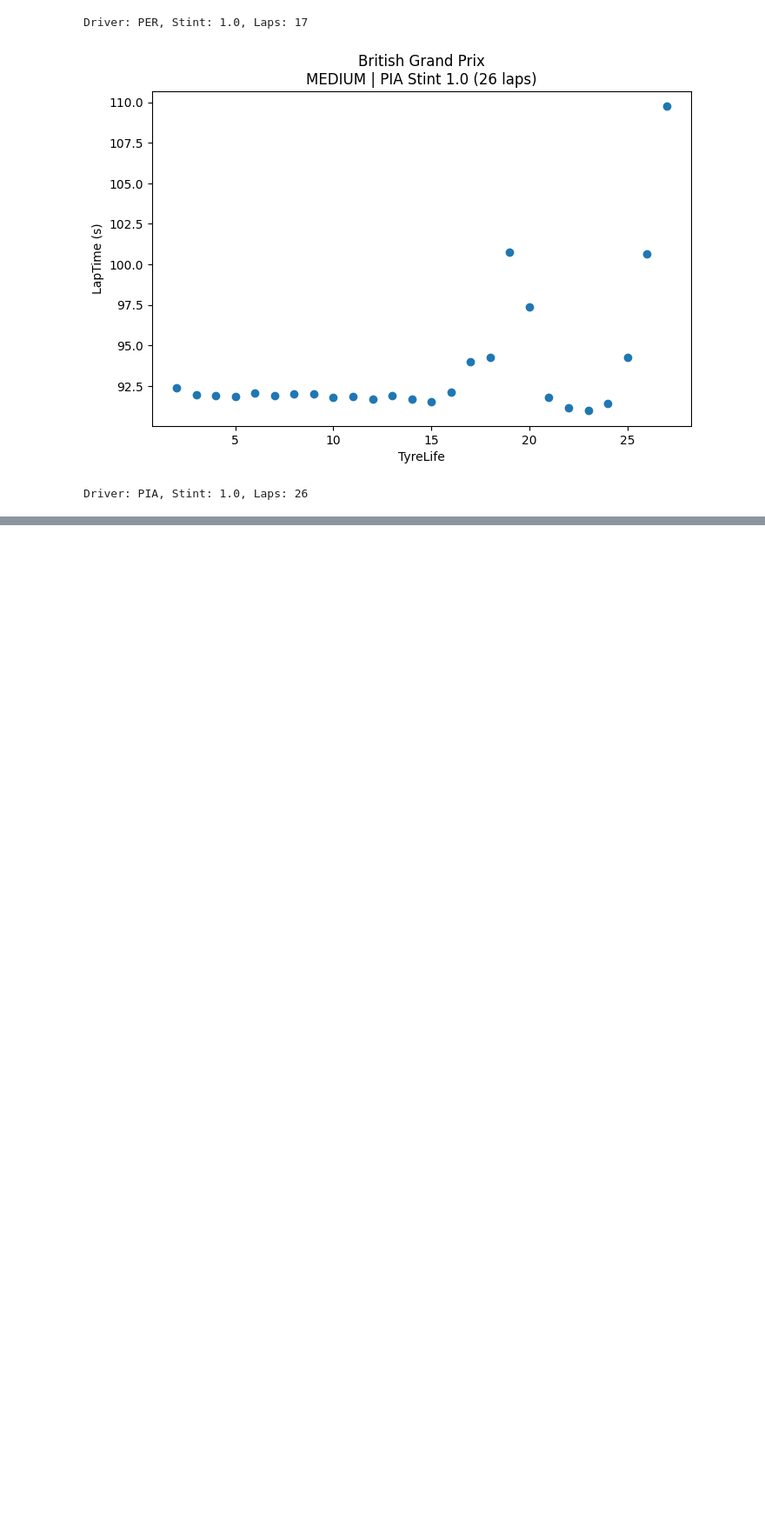
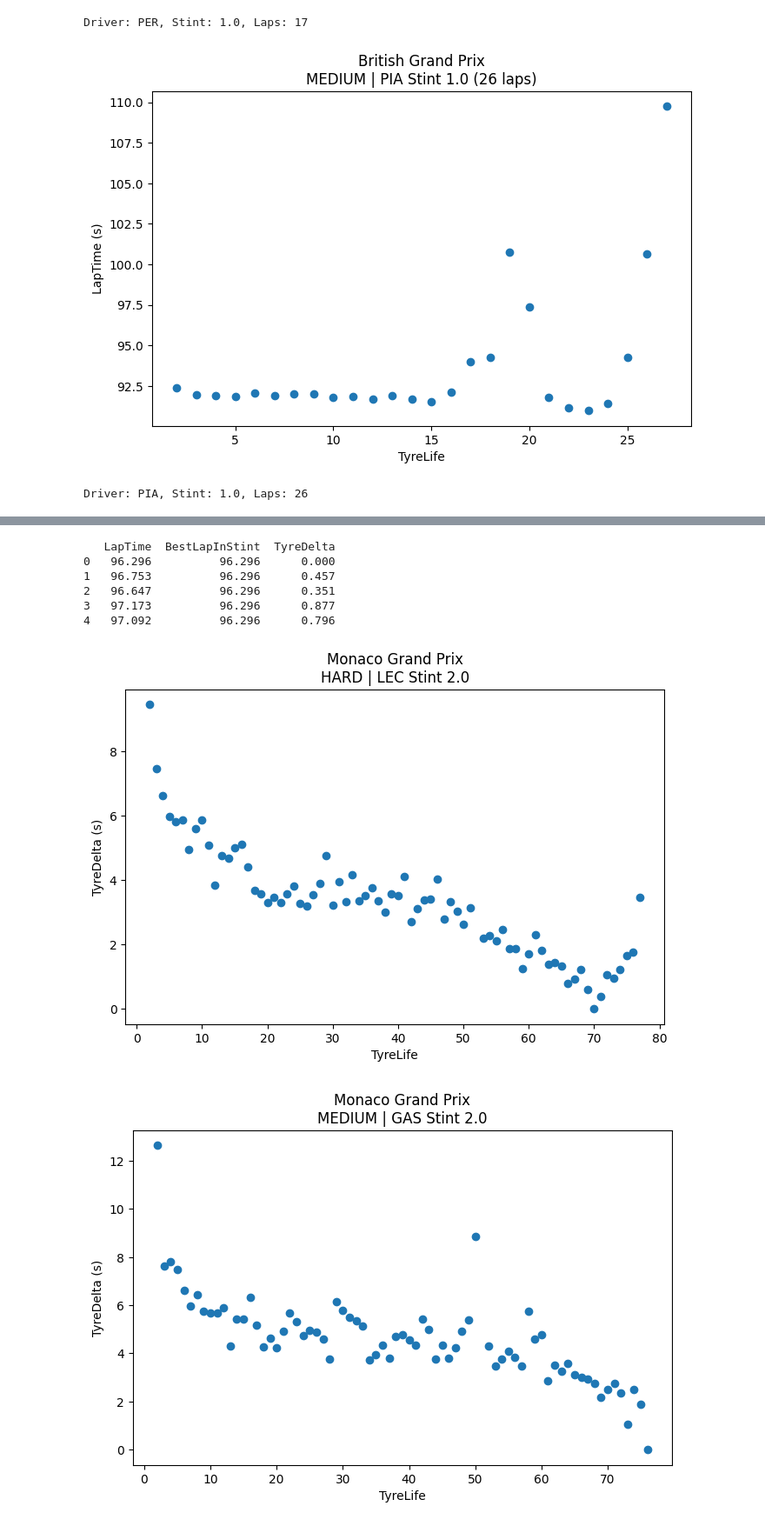
Before and after one commit to UsualSuspect09/F1-Race-Strat-Engine, a Jupyter notebook: notebooks/Tyre_Degrad.ipynb, the cells around one changed output, grey strips where cells are left out. Shown at 87% size. Drawn from its saved outputs; the diff is of its cells as text; code cells hidden in the pictures; blank space fills up the shorter version.

Commit message:
Tyre Degradation logic check

```diff
--- a/notebooks/Tyre_Degrad.ipynb
+++ b/notebooks/Tyre_Degrad.ipynb
@@ -523,0 +524,35 @@ Driver: GAS, Stint: 2.0, Laps: 74
+# %%
+import pandas as pd
+
+df = pd.read_csv(
+    "degradation_dataset_2024_v1.csv"
+)
+
+# Best lap of each stint
+df["BestLapInStint"] = (
+    df.groupby(
+        ["GP", "Driver", "Stint"]
+    )["LapTime"]
+    .transform("min")
+)
+
+# Tyre performance loss
+df["TyreDelta"] = (
+    df["LapTime"]
+    - df["BestLapInStint"]
+)
+
+print(
+    df[
+        ["LapTime",
+         "BestLapInStint",
+         "TyreDelta"]
+    ].head()
+)
+# %% [output]
+   LapTime  BestLapInStint  TyreDelta
+0   96.296          96.296      0.000
+1   96.753          96.296      0.457
+2   96.647          96.296      0.351
+3   97.173          96.296      0.877
+4   97.092          96.296      0.796
@@ -523,0 +609,18 @@ Driver: GAS, Stint: 2.0, Laps: 74
+# %%
+plot_longest_stint_delta(
+    "Monaco Grand Prix",
+    "HARD"
+)
+
+plot_longest_stint_delta(
+    "Monaco Grand Prix",
+    "MEDIUM"
+)
+
+plot_longest_stint_delta(
+    "Monaco Grand Prix",
+    "SOFT"
+)
+# %% [output]
+[figure, added]
+[figure, added]
```
Also changed, not shown: parts of 3 cells of this notebook.
